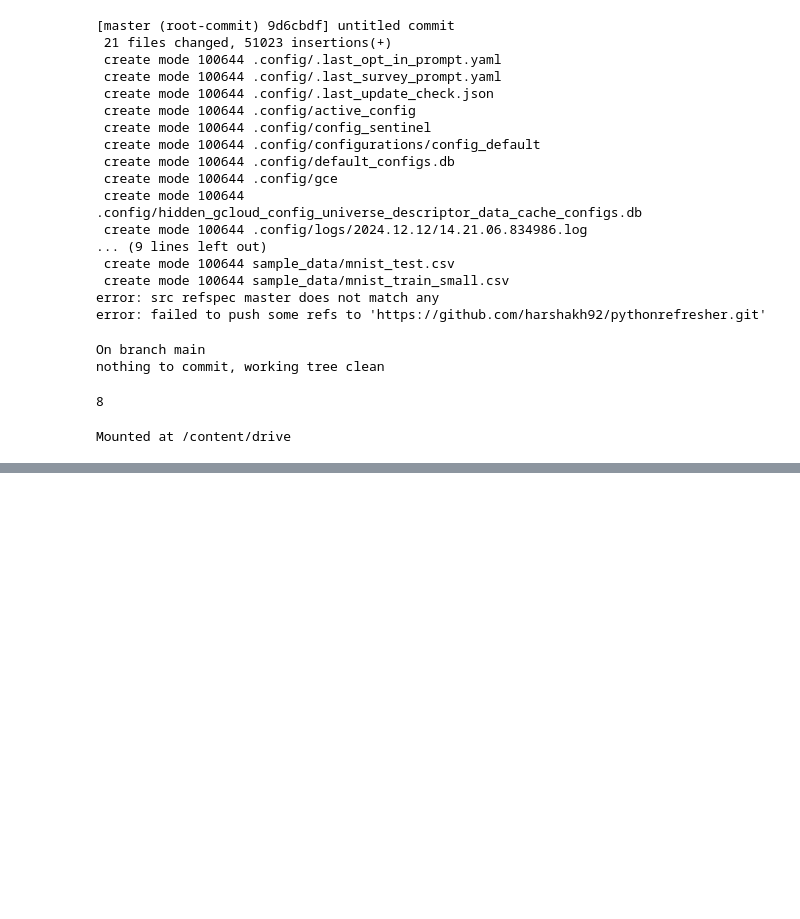
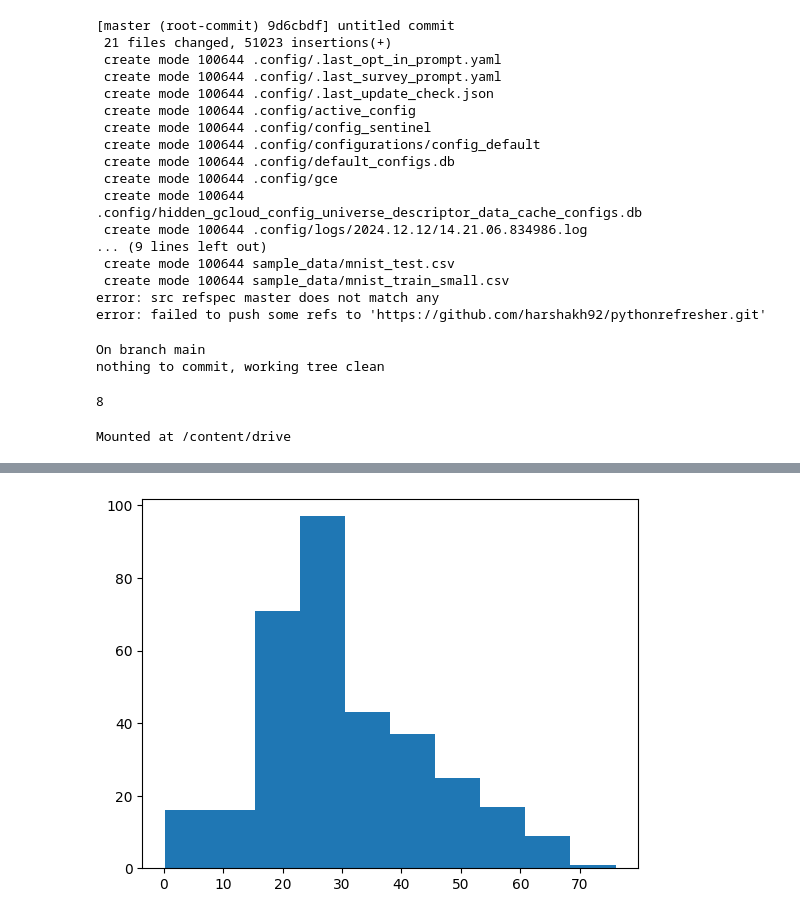
Before and after one commit to harshakh92/pythonrefresher, a Jupyter notebook: Untitled-1.ipynb, the cells around one changed output, grey strips where cells are left out. Drawn from its saved outputs; the diff is of its cells as text; code cells hidden in the pictures; blank space fills up the shorter version.

```diff
--- a/Untitled-1.ipynb
+++ b/Untitled-1.ipynb
@@ -76,0 +108,5 @@ plt.show()
+# %%
+plt.hist(df['Age'])
+plt.show()
+# %% [output]
+[figure, added]
```
Also changed, not shown: parts of 5 cells of this notebook.
